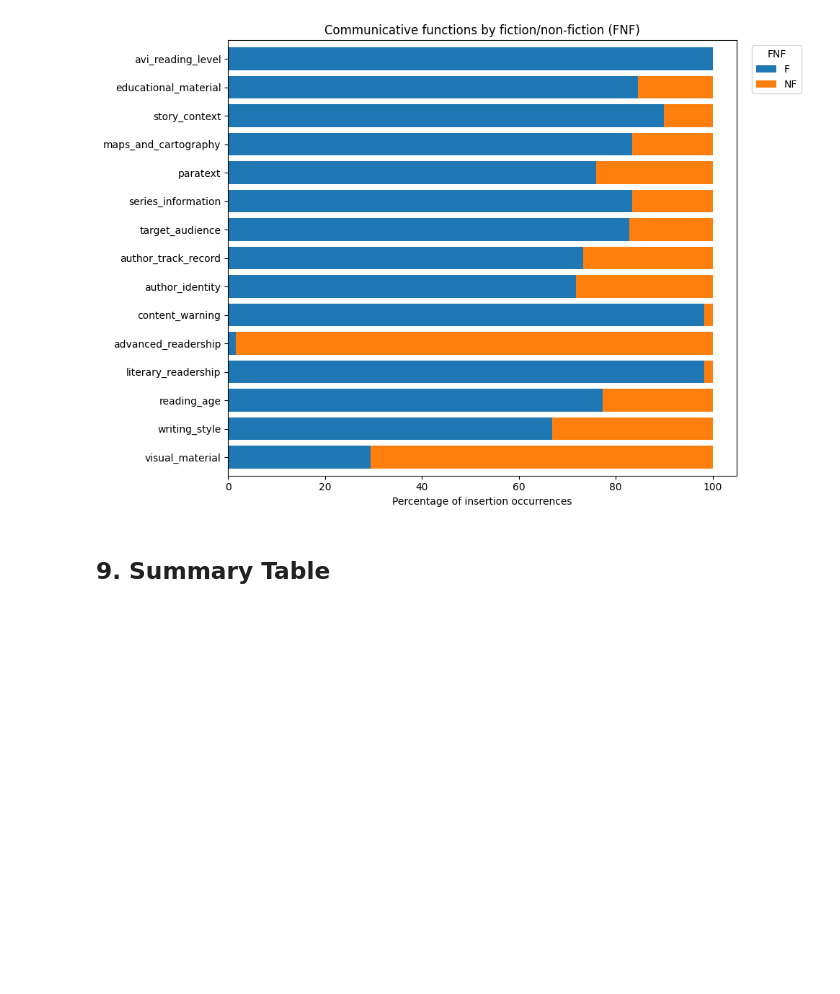
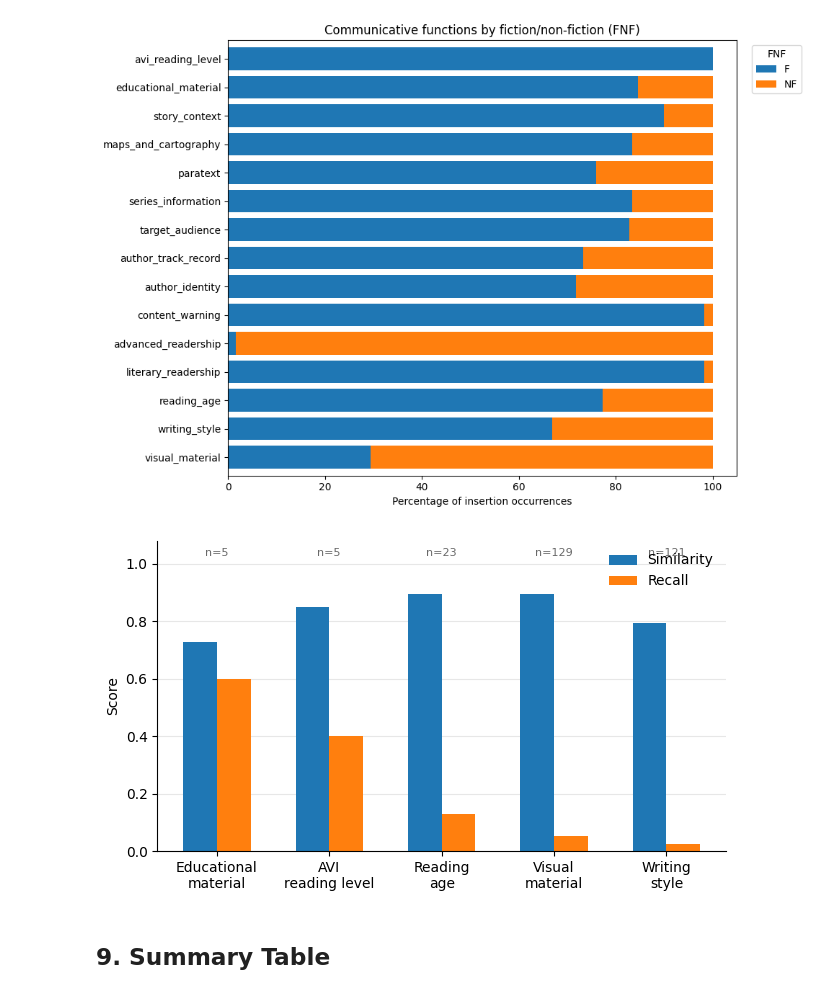
Before and after one commit to phwvng/Bookarang_3, a Jupyter notebook: 2_main.ipynb, the cells around one changed output. Drawn from its saved outputs; the diff is of its cells as text; code cells hidden in the pictures; blank space fills up the shorter version.

```diff
--- a/2_main.ipynb
+++ b/2_main.ipynb
@@ -1309,6 +1527,98 @@ plt.tight_layout()
 plt.show()
 # %% [output]
 [figure]
+# %%
+selected_functions = [
+    "educational_material",
+    "avi_reading_level",
+    "reading_age",
+    "visual_material",
+    "writing_style",
+]
+
+plot_df = (
+    function_eval_df
+    .merge(
+        template_match_eval_df[["function", "recall"]],
+        on="function",
+        how="left"
+    )
+)
+
+plot_df = plot_df[plot_df["function"].isin(selected_functions)].copy()
+
+# Convert recall from percentage to 0–1 scale
+plot_df["recall"] = plot_df["recall"] / 100
+
+# Number of unique normalized templates per function
+plot_df["n_templates"] = plot_df["function"].map(
+    common_df.groupby("function").size()
+)
+
+plot_df["label"] = plot_df["function"].replace({
+    "educational_material": "Educational\nmaterial",
+    "avi_reading_level": "AVI\nreading level",
+    "reading_age": "Reading\nage",
+    "visual_material": "Visual\nmaterial",
+    "writing_style": "Writing\nstyle",
+})
+
+plot_df = (
+    plot_df
+    .set_index("function")
+    .loc[selected_functions]
+    .reset_index()
+)
+
+x = np.arange(len(plot_df))
+width = 0.30
+
+fig, ax = plt.subplots(figsize=(6.5, 3.8))
+
+ax.bar(
+    x - width / 2,
+    plot_df["avg_similarity"],
+    width,
+    label="Similarity"
+)
+
+ax.bar(
+    x + width / 2,
+    plot_df["recall"],
+    width,
+    label="Recall"
+)
+
+for i, n in enumerate(plot_df["n_templates"]):
+    ax.text(
+        i,
+        1.02,
+        f"n={n}",
+        ha="center",
+        va="bottom",
+        fontsize=8,
+        color="dimgray"
+    )
+
+ax.set_xticks(x)
+ax.set_xticklabels(plot_df["label"], fontsize=10)
+
+ax.set_ylim(0, 1.08)
+ax.set_yticks(np.arange(0, 1.01, 0.2))
+ax.set_ylabel("Score")
+
+ax.legend(frameon=False, fontsize=10)
+
+ax.set_axisbelow(True)
+ax.grid(axis="y", alpha=0.3)
+
+ax.spines["top"].set_visible(False)
+ax.spines["right"].set_visible(False)
+
+plt.tight_layout()
+plt.show()
+# %% [output]
+[figure, added]
 # %% [markdown]
 ## 9. Summary Table
 # %%
```
Also changed, not shown: parts of 8 cells of this notebook.
